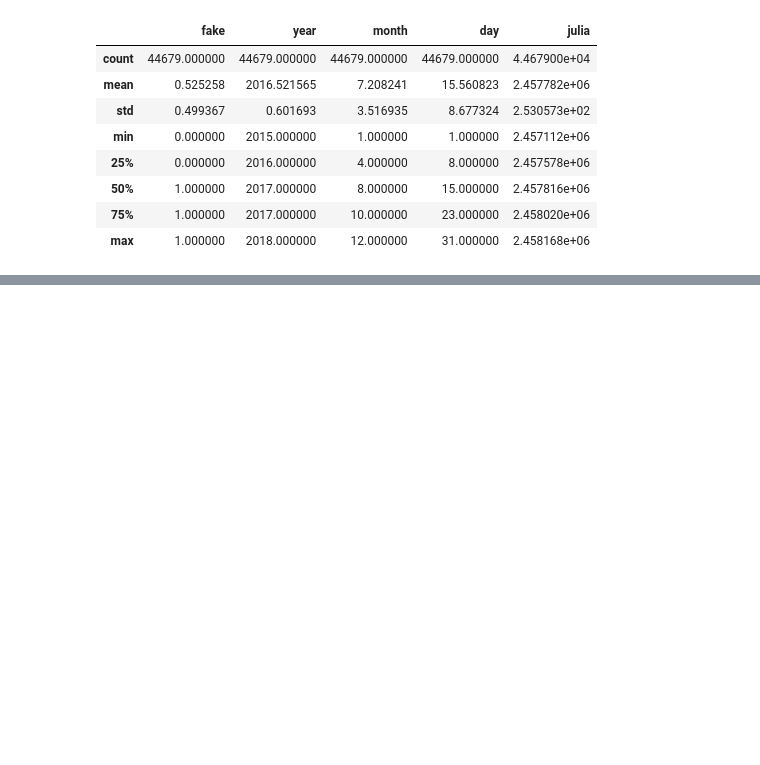
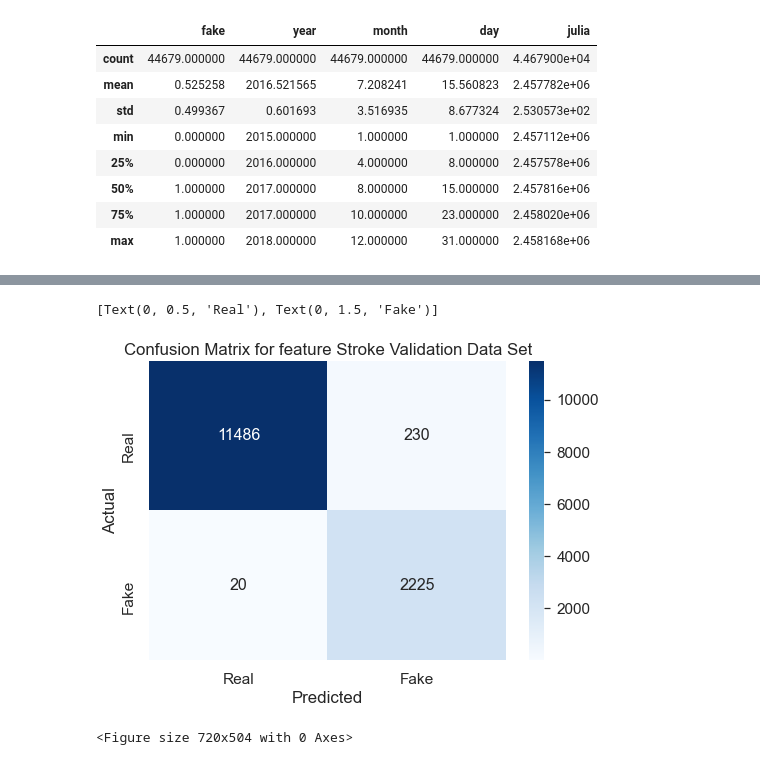
Before and after one commit to SDLoyd/FakeNews, a Jupyter notebook: code/fakenews.ipynb, the cells around one changed output, grey strips where cells are left out. Cells and saved outputs as stored; diff of their text form; code cells hidden in the pictures; blank space fills up the shorter version.

```diff
--- a/code/fakenews.ipynb
+++ b/code/fakenews.ipynb
@@ -251,0 +366,13 @@ test = clean_fake_news_df[clean_fake_news_df['date'] >= '2017-09-01']
+# %%
+# Finalize the model
+final_model = finalize_model(tuned_model_ridge)
+# %%
+# Get list w/o target
+val_data = val.drop(['fake'], axis=1)
+# %%
+val_target = val.fake
+# %%
+# Overall accuracy
+# predict validation data
+val_predictions = predict_model(final_model, data=val_data)
+val_predictions.Label
@@ -252 +404,19 @@ test = clean_fake_news_df[clean_fake_news_df['date'] >= '2017-09-01']
+# %%
+# Draw confusion matrix
+data = confusion_matrix(val_target, val_predictions.Label)
+ax= plt.subplot()
+
+df_cm = pd.DataFrame(data, columns=np.unique(val_target), index = np.unique(val_target))
+df_cm.index.name = 'Actual'
+df_cm.columns.name = 'Predicted'
+plt.figure(figsize = (10,7))
+sns.set(font_scale=1.4)#for label size
+sns.heatmap(df_cm, cmap="Blues", annot=True,ax = ax, annot_kws={"size": 16},fmt='d')# font size
+ax.set_title('Confusion Matrix for feature Stroke Validation Data Set')
+ax.xaxis.set_ticklabels(['Real', 'Fake'])
+ax.yaxis.set_ticklabels(['Real', 'Fake'])
+# %% [output]
+[Text(0, 0.5, 'Real'), Text(0, 1.5, 'Fake')]
+[figure, added]
+<Figure size 720x504 with 0 Axes>
 # %%
```
Also changed, not shown: parts of 54 cells of this notebook.
